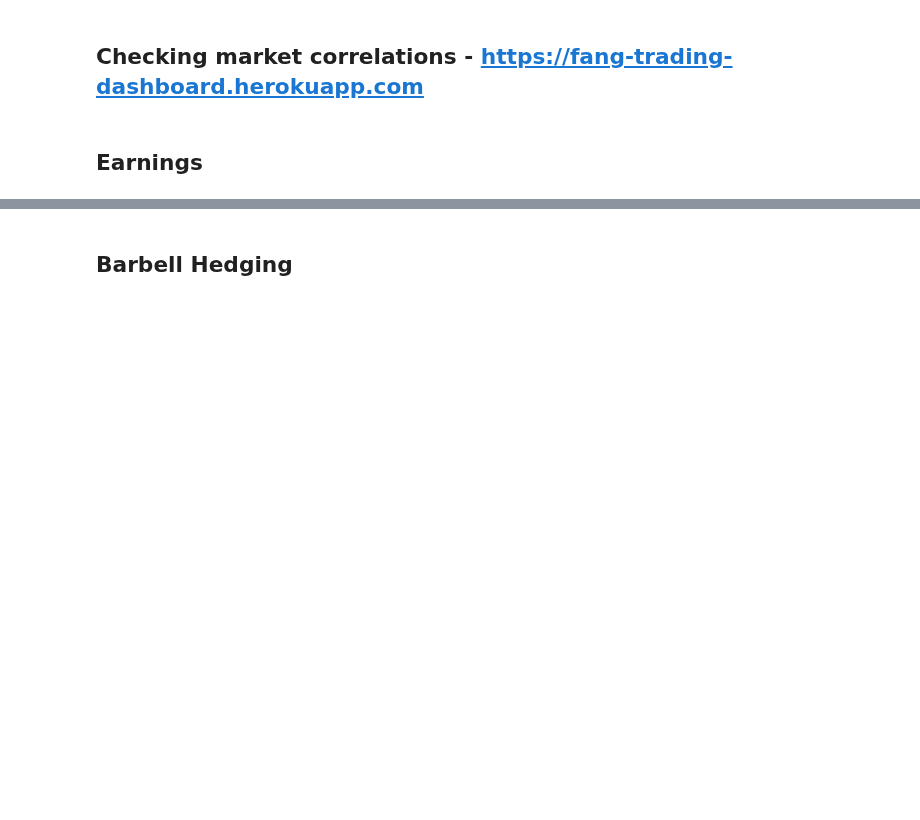
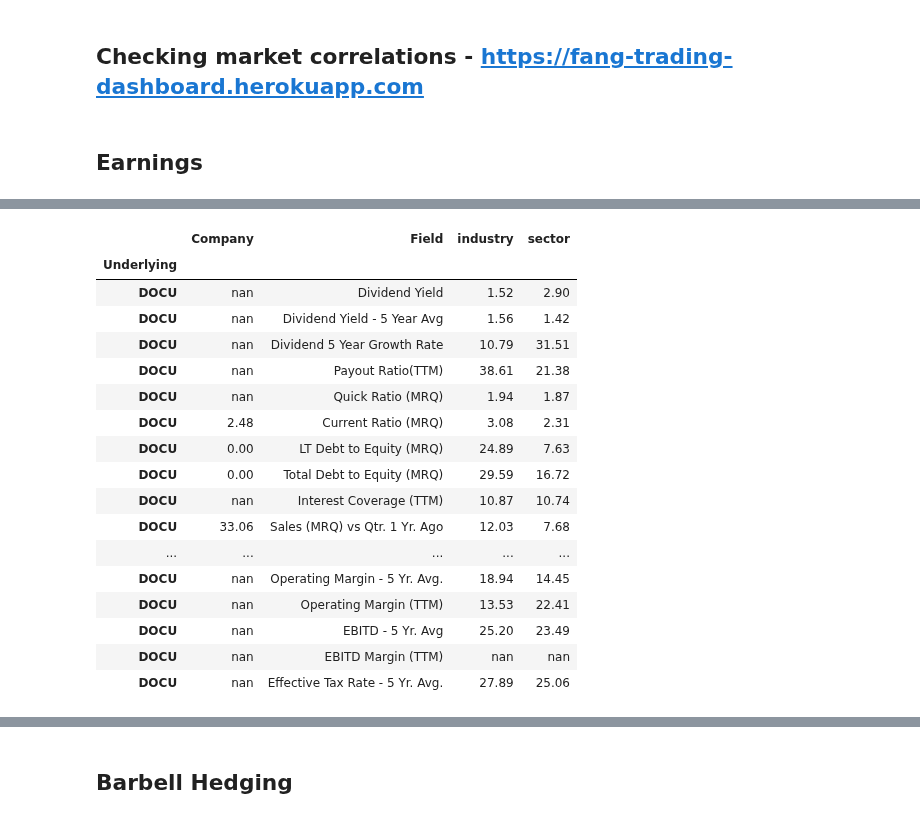
Before and after one commit to auto-d1dact/Trading, a Jupyter notebook: Notebooks/Daily Trading v2.ipynb, the cells around one changed output, grey strips where cells are left out. Saved outputs shown, nothing was run; the diff lists cells and outputs as text; code cells hidden in the pictures; blank space fills up the shorter version.

```diff
--- a/Notebooks/Daily Trading v2.ipynb
+++ b/Notebooks/Daily Trading v2.ipynb
@@ -694,0 +674,23 @@ annual_fin.T
+# %%
+ticker = 'DOCU'
+
+reuters_fundamentals[ticker]
+# %% [output]
+|  | Company | Field | industry | sector |
+| Underlying |  |  |  |  |
+| DOCU | nan | Dividend Yield | 1.52 | 2.90 |
+| DOCU | nan | Dividend Yield - 5 Year Avg | 1.56 | 1.42 |
+| DOCU | nan | Dividend 5 Year Growth Rate | 10.79 | 31.51 |
+| DOCU | nan | Payout Ratio(TTM) | 38.61 | 21.38 |
+| DOCU | nan | Quick Ratio (MRQ) | 1.94 | 1.87 |
+| DOCU | 2.48 | Current Ratio (MRQ) | 3.08 | 2.31 |
+| DOCU | 0.00 | LT Debt to Equity (MRQ) | 24.89 | 7.63 |
+| DOCU | 0.00 | Total Debt to Equity (MRQ) | 29.59 | 16.72 |
+| DOCU | nan | Interest Coverage (TTM) | 10.87 | 10.74 |
+| DOCU | 33.06 | Sales (MRQ) vs Qtr. 1 Yr. Ago | 12.03 | 7.68 |
+| ... | ... | ... | ... | ... |
+| DOCU | nan | Operating Margin - 5 Yr. Avg. | 18.94 | 14.45 |
+| DOCU | nan | Operating Margin (TTM) | 13.53 | 22.41 |
+| DOCU | nan | EBITD - 5 Yr. Avg | 25.20 | 23.49 |
+| DOCU | nan | EBITD Margin (TTM) | nan | nan |
+| DOCU | nan | Effective Tax Rate - 5 Yr. Avg. | 27.89 | 25.06 |
```
Also changed, not shown: parts of 11 cells of this notebook, 7 other files.
